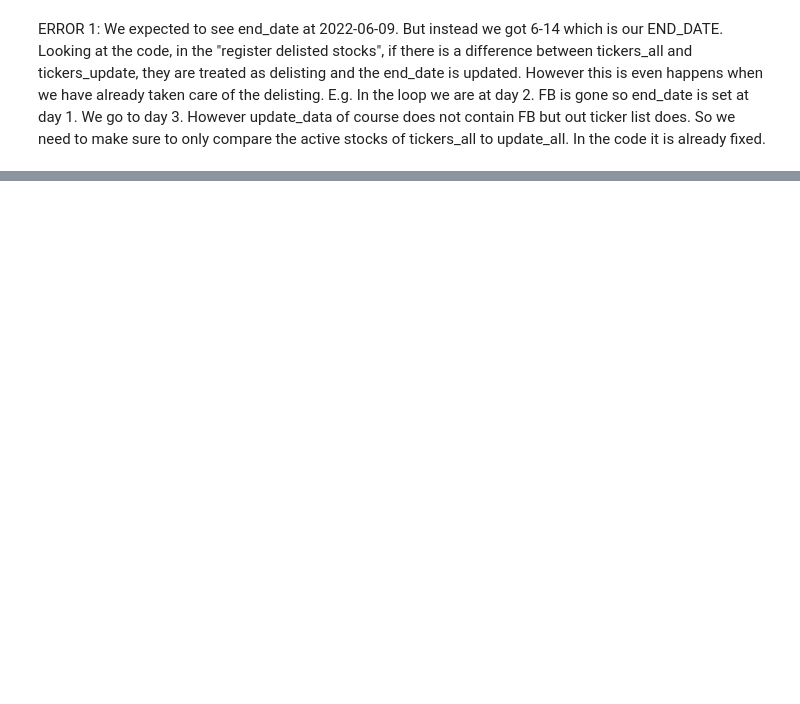
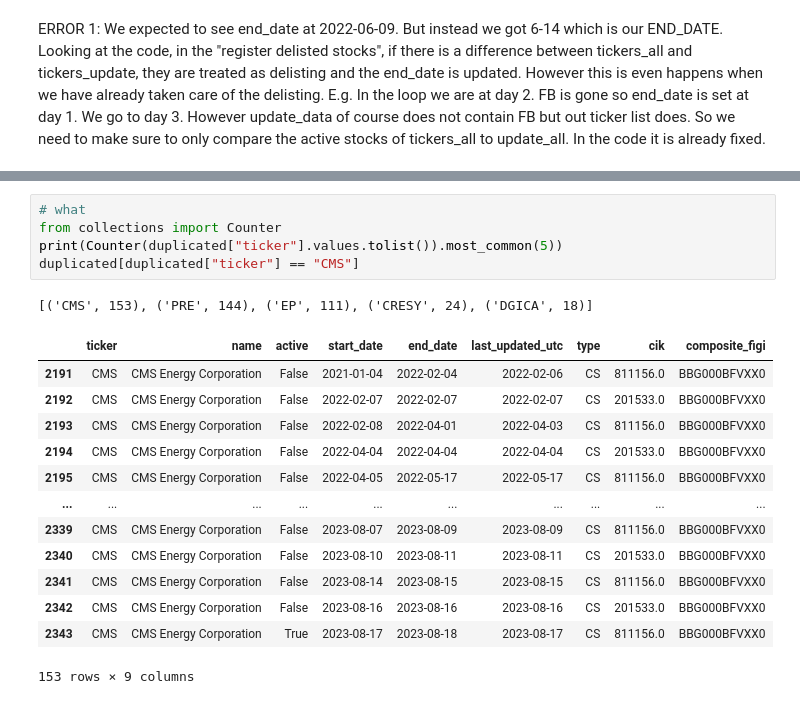
Before and after one commit to shinathan/QSExtended, a Jupyter notebook: data_import/polygon/1_get_tickers.ipynb, the cells around one changed output, grey strips where cells are left out. Cells and saved outputs as stored; diff of their text form; blank space fills up the shorter version.

```diff
--- a/data_import/polygon/1_get_tickers.ipynb
+++ b/data_import/polygon/1_get_tickers.ipynb
@@ -1063,0 +1138,20 @@ Let's download daily data to test the ticker list to see if the dates and ticker
+# %%
+# what
+from collections import Counter
+print(Counter(duplicated["ticker"].values.tolist()).most_common(5))
+duplicated[duplicated["ticker"] == "CMS"]
+# %% [output]
+[('CMS', 153), ('PRE', 144), ('EP', 111), ('CRESY', 24), ('DGICA', 18)]
+|  | ticker | name | active | start_date | end_date | last_updated_utc | type | cik | composite_figi |
+| 2191 | CMS | CMS Energy Corporation | False | 2021-01-04 | 2022-02-04 | 2022-02-06 | CS | 811156.0 | BBG000BFVXX0 |
+| 2192 | CMS | CMS Energy Corporation | False | 2022-02-07 | 2022-02-07 | 2022-02-07 | CS | 201533.0 | BBG000BFVXX0 |
+| 2193 | CMS | CMS Energy Corporation | False | 2022-02-08 | 2022-04-01 | 2022-04-03 | CS | 811156.0 | BBG000BFVXX0 |
+| 2194 | CMS | CMS Energy Corporation | False | 2022-04-04 | 2022-04-04 | 2022-04-04 | CS | 201533.0 | BBG000BFVXX0 |
+| 2195 | CMS | CMS Energy Corporation | False | 2022-04-05 | 2022-05-17 | 2022-05-17 | CS | 811156.0 | BBG000BFVXX0 |
+| ... | ... | ... | ... | ... | ... | ... | ... | ... | ... |
+| 2339 | CMS | CMS Energy Corporation | False | 2023-08-07 | 2023-08-09 | 2023-08-09 | CS | 811156.0 | BBG000BFVXX0 |
+| 2340 | CMS | CMS Energy Corporation | False | 2023-08-10 | 2023-08-11 | 2023-08-11 | CS | 201533.0 | BBG000BFVXX0 |
+| 2341 | CMS | CMS Energy Corporation | False | 2023-08-14 | 2023-08-15 | 2023-08-15 | CS | 811156.0 | BBG000BFVXX0 |
+| 2342 | CMS | CMS Energy Corporation | False | 2023-08-16 | 2023-08-16 | 2023-08-16 | CS | 201533.0 | BBG000BFVXX0 |
+| 2343 | CMS | CMS Energy Corporation | True | 2023-08-17 | 2023-08-18 | 2023-08-17 | CS | 811156.0 | BBG000BFVXX0 |
+153 rows × 9 columns
```
Also changed, not shown: parts of 29 cells of this notebook, 1 other file.
